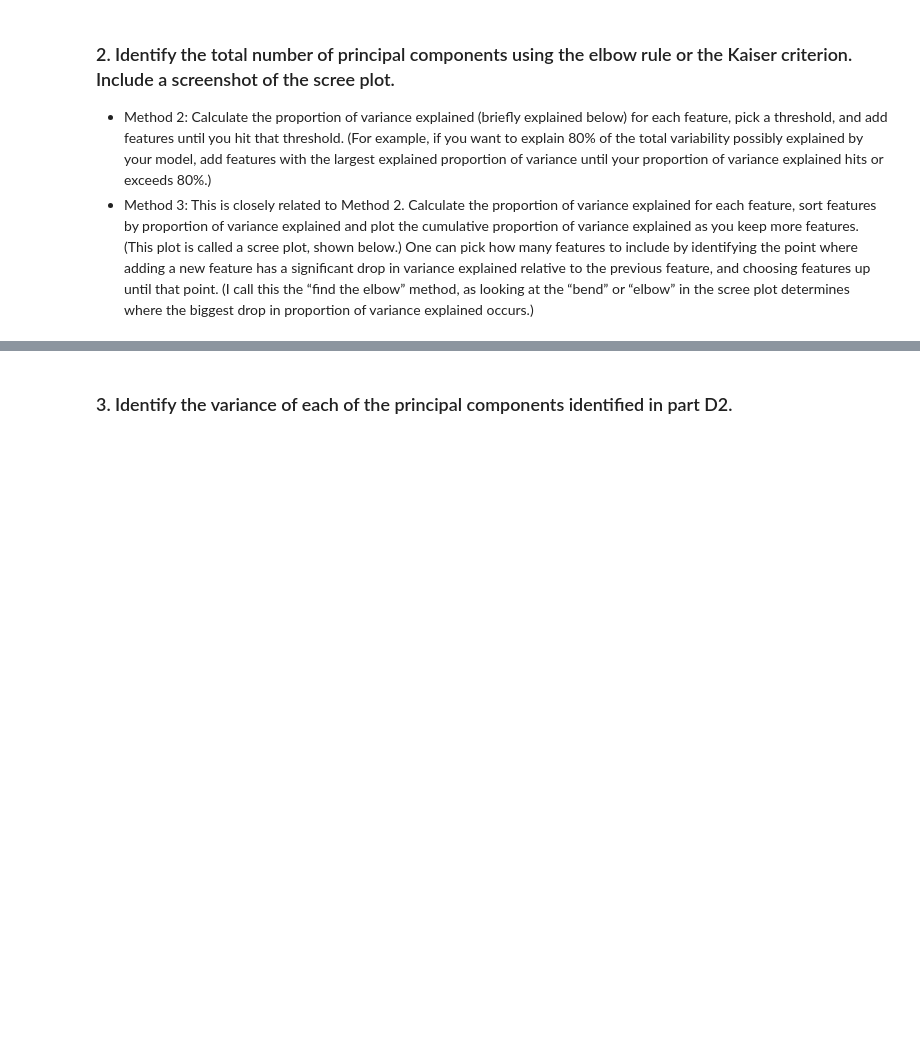
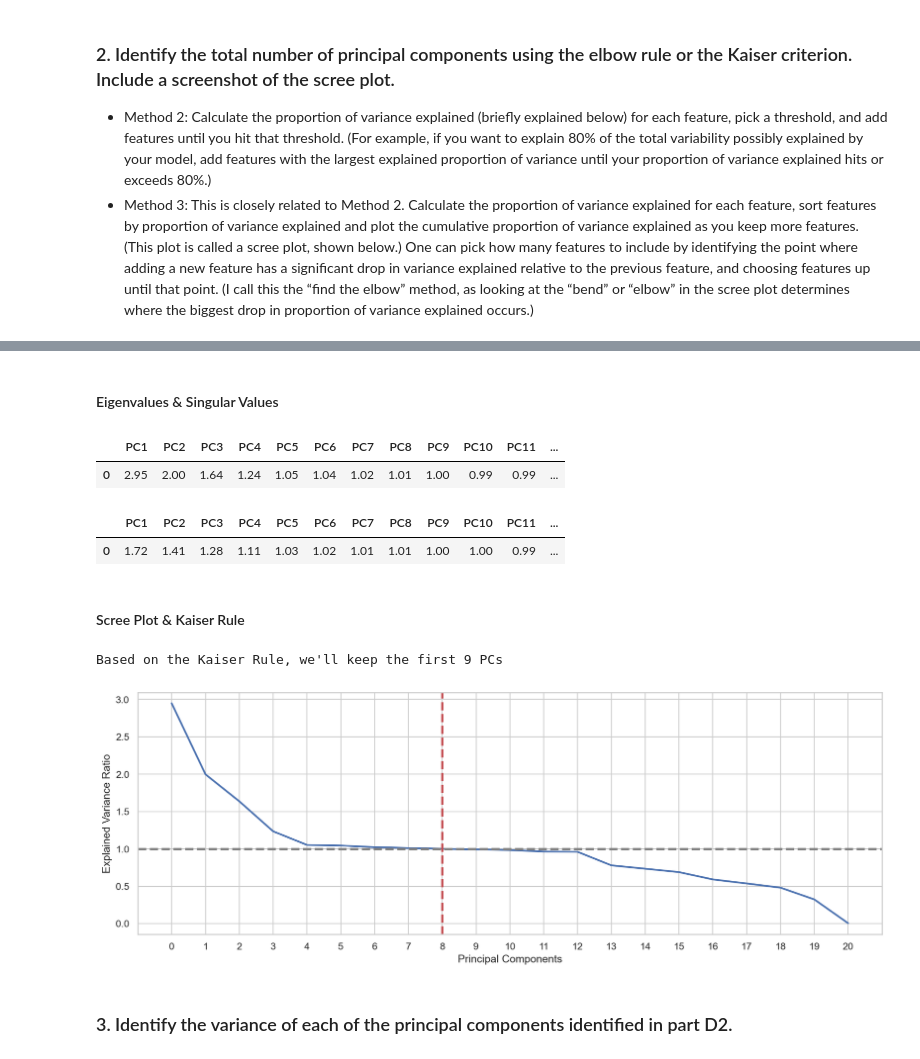
Before and after one commit to chrispaynes/OSDSC-Portfolio, a Jupyter notebook: data_mining_ii_nb/02. DIMENSIONALITY REDUCTION METHODS/dimensionality_reduction.ipynb, the cells around one changed output, grey strips where cells are left out. Cells and saved outputs as stored; diff of their text form; code cells hidden in the pictures; blank space fills up the shorter version.

```diff
--- a/data_mining_ii_nb/02. DIMENSIONALITY REDUCTION METHODS/dimensionality_reduction.ipynb
+++ b/data_mining_ii_nb/02. DIMENSIONALITY REDUCTION METHODS/dimensionality_reduction.ipynb
@@ -597,0 +640,10 @@ prep_df.to_csv("./churn_data_prepared.csv", index=False)
+# %%
+# load the prepared data and reset the dataframe
+df = pd.read_csv("./churn_data_prepared.csv")
+# %%
+pipe = Pipeline([("scaler", StandardScaler()), ("pca", PCA())])
+
+test_pca_normalized = pipe.fit_transform(df)
+pca = pipe.named_steps["pca"]
+num_components = len(pca.components_)
+PCS = [f"PC{i + 1}" for (i, _) in enumerate(pca.components_)]
@@ -601,0 +719,6 @@ prep_df.to_csv("./churn_data_prepared.csv", index=False)
+# %%
+cov_matrix = np.dot(
+    test_pca_normalized.T, test_pca_normalized / df.shape[0]
+)
+
+display(pd.DataFrame(cov_matrix, columns=df.columns, index=df.columns))
@@ -602,2 +775,44 @@ prep_df.to_csv("./churn_data_prepared.csv", index=False)
+# %% [markdown]
+#### Eigenvalues & Singular Values
+# %%
+# Eigenvalues represents the sum of the squared distances for the best fit line on a given PC
+
+# Eigenvalues are the variance explained by each principal component and are constrained to decrease monotonically from the first principal component to the last
+eigenvalues = np.array([
+    np.dot(eigenvector.T, np.dot(cov_matrix, eigenvector))
+    for eigenvector in pca.components_
+])
+
+eigenvalues_df = pd.DataFrame(eigenvalues, index=PCS).T
+eigenvalues_df
+# %% [output]
+|  | PC1 | PC2 | PC3 | PC4 | PC5 | PC6 | PC7 | PC8 | PC9 | PC10 | PC11 | ... |
+| 0 | 2.95 | 2.00 | 1.64 | 1.24 | 1.05 | 1.04 | 1.02 | 1.01 | 1.00 | 0.99 | 0.99 | ... |
+# %%
+np.sqrt(eigenvalues_df) # singular value
+# %% [output]
+|  | PC1 | PC2 | PC3 | PC4 | PC5 | PC6 | PC7 | PC8 | PC9 | PC10 | PC11 | ... |
+| 0 | 1.72 | 1.41 | 1.28 | 1.11 | 1.03 | 1.02 | 1.01 | 1.01 | 1.00 | 1.00 | 0.99 | ... |
+# %% [markdown]
+#### Scree Plot & Kaiser Rule
+# %%
+plt.figure(figsize=(15, 5))
+
+plt.plot(eigenvalues, linewidth=2)
+plt.xticks(np.arange(0, len(PCS), 1))
+plt.axhline(y=1, color="gray", linestyle="--")
+plt.xlabel("Principal Components")
+plt.ylabel("Explained Variance Ratio")
+
+evs = np.array(eigenvalues)
+num_pcs_to_use = len(evs[evs >= 1])
+
+plt.axvline(num_pcs_to_use - 1, linestyle="--", color="r")
+
+# The Kaiser rule: drop all components with eigenvalues < 1.0
+print(f"Based on the Kaiser Rule, we'll keep the first {num_pcs_to_use} PCs")
+# %% [output]
+Based on the Kaiser Rule, we'll keep the first 9 PCs
+[figure, added]
 # %% [markdown]
 ### 3.  Identify the variance of each of the principal components identified in part D2.
```
Also changed, not shown: parts of 18 cells of this notebook.
